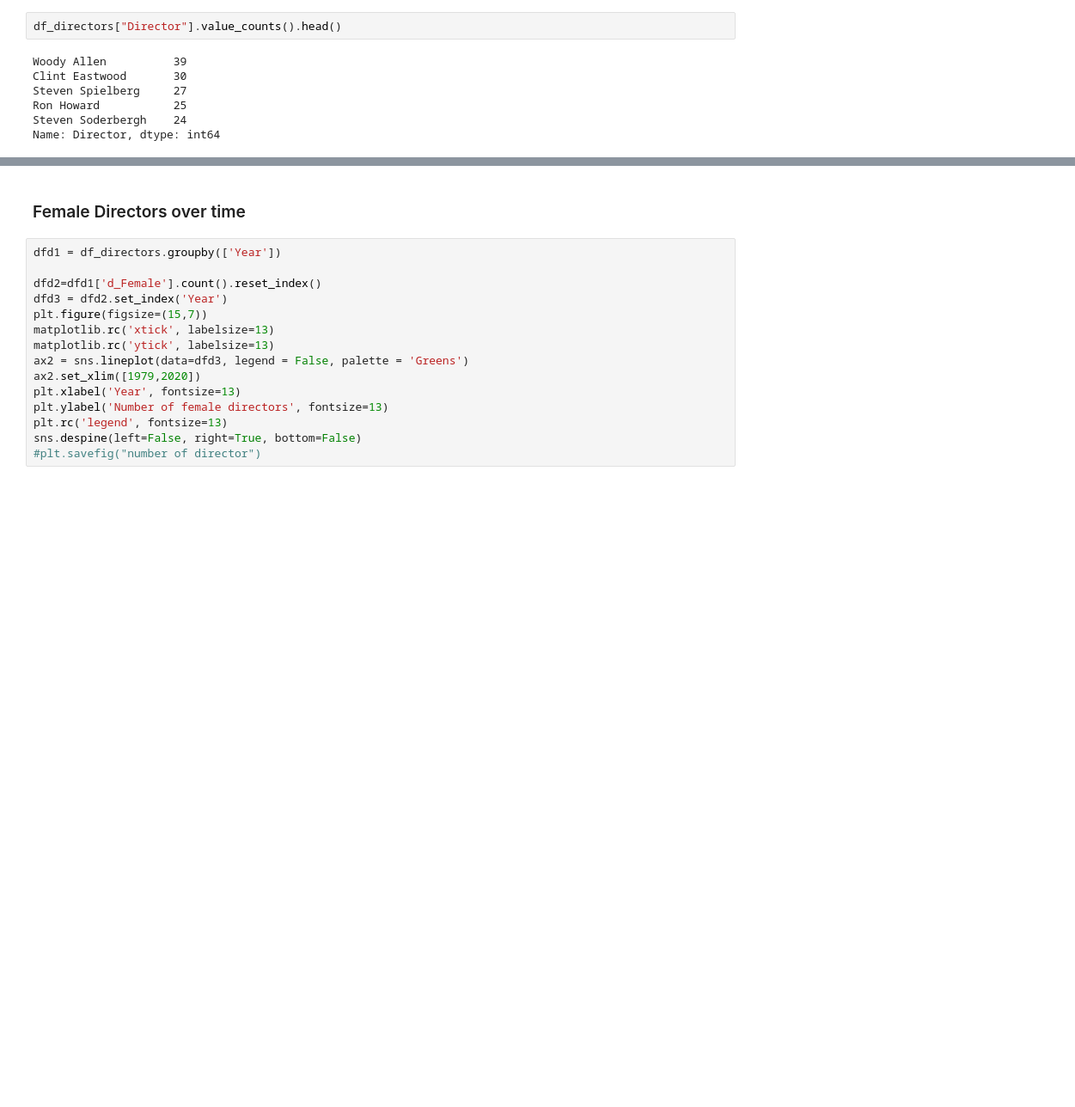
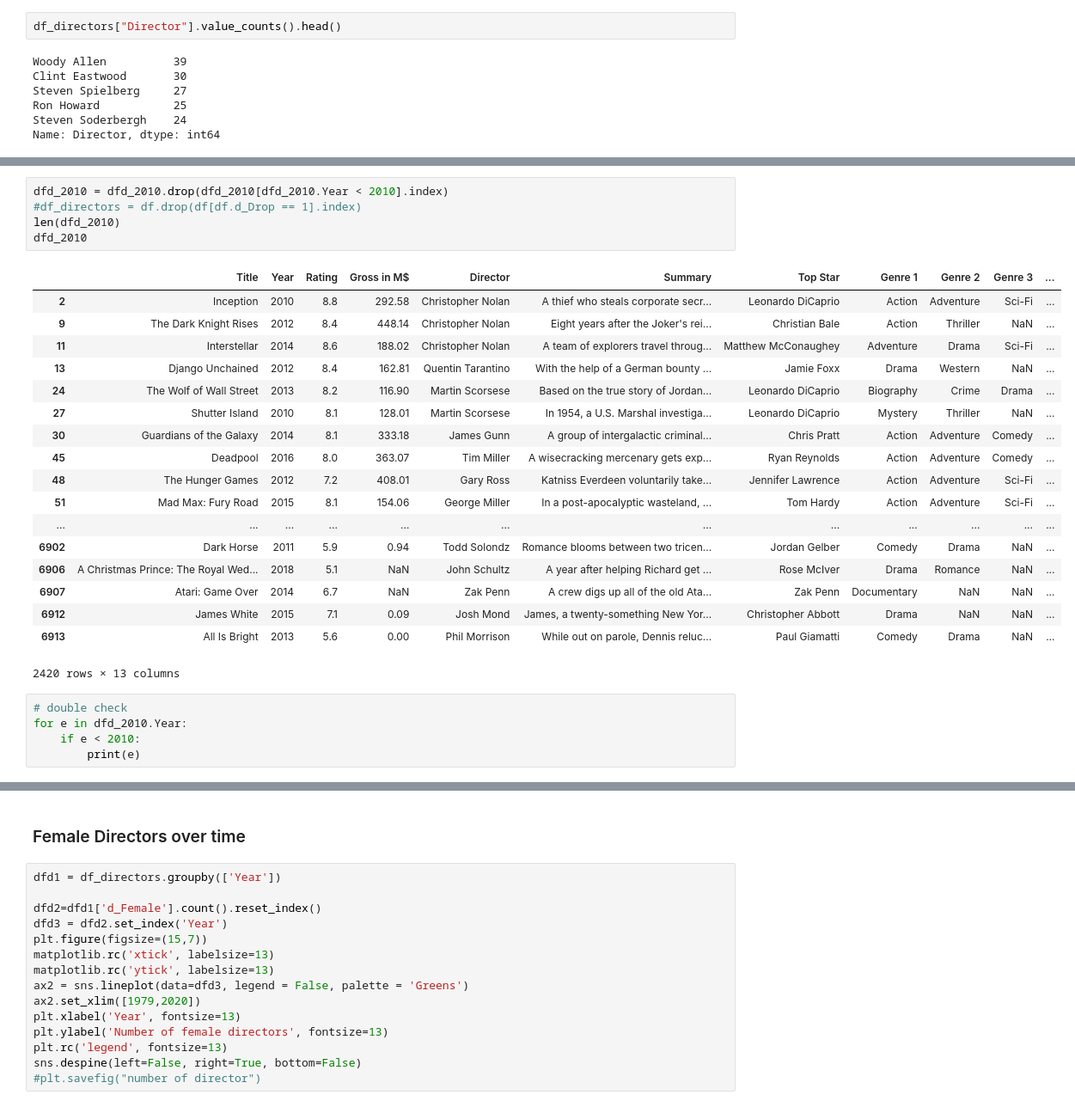
Before and after one commit to jbjornholm/Group-31-SoDa, a Jupyter notebook: Moritz/Exam/Exam Cici.ipynb, the cells around one changed output, grey strips where cells are left out. Shown at 86% size. Cells and saved outputs as stored; diff of their text form; blank space fills up the shorter version.

```diff
--- a/Moritz/Exam/Exam Cici.ipynb
+++ b/Moritz/Exam/Exam Cici.ipynb
@@ -171,0 +259,29 @@ plt.savefig("top10directors")
+# %%
+dfd_2010 = dfd_2010.drop(dfd_2010[dfd_2010.Year < 2010].index)
+#df_directors = df.drop(df[df.d_Drop == 1].index)
+len(dfd_2010)
+dfd_2010
+# %% [output]
+|  | Title | Year | Rating | Gross in M$ | Director | Summary | Top Star | Genre 1 | Genre 2 | Genre 3 | ... |
+| 2 | Inception | 2010 | 8.8 | 292.58 | Christopher Nolan | A thief who steals corporate secr... | Leonardo DiCaprio | Action | Adventure | Sci-Fi | ... |
+| 9 | The Dark Knight Rises | 2012 | 8.4 | 448.14 | Christopher Nolan | Eight years after the Joker's rei... | Christian Bale | Action | Thriller | NaN | ... |
+| 11 | Interstellar | 2014 | 8.6 | 188.02 | Christopher Nolan | A team of explorers travel throug... | Matthew McConaughey | Adventure | Drama | Sci-Fi | ... |
+| 13 | Django Unchained | 2012 | 8.4 | 162.81 | Quentin Tarantino | With the help of a German bounty ... | Jamie Foxx | Drama | Western | NaN | ... |
+| 24 | The Wolf of Wall Street | 2013 | 8.2 | 116.90 | Martin Scorsese | Based on the true story of Jordan... | Leonardo DiCaprio | Biography | Crime | Drama | ... |
+| 27 | Shutter Island | 2010 | 8.1 | 128.01 | Martin Scorsese | In 1954, a U.S. Marshal investiga... | Leonardo DiCaprio | Mystery | Thriller | NaN | ... |
+| 30 | Guardians of the Galaxy | 2014 | 8.1 | 333.18 | James Gunn | A group of intergalactic criminal... | Chris Pratt | Action | Adventure | Comedy | ... |
+| 45 | Deadpool | 2016 | 8.0 | 363.07 | Tim Miller | A wisecracking mercenary gets exp... | Ryan Reynolds | Action | Adventure | Comedy | ... |
+| 48 | The Hunger Games | 2012 | 7.2 | 408.01 | Gary Ross | Katniss Everdeen voluntarily take... | Jennifer Lawrence | Action | Adventure | Sci-Fi | ... |
+| 51 | Mad Max: Fury Road | 2015 | 8.1 | 154.06 | George Miller | In a post-apocalyptic wasteland, ... | Tom Hardy | Action | Adventure | Sci-Fi | ... |
+| ... | ... | ... | ... | ... | ... | ... | ... | ... | ... | ... | ... |
+| 6902 | Dark Horse | 2011 | 5.9 | 0.94 | Todd Solondz | Romance blooms between two tricen... | Jordan Gelber | Comedy | Drama | NaN | ... |
+| 6906 | A Christmas Prince: The Royal Wed... | 2018 | 5.1 | NaN | John Schultz | A year after helping Richard get ... | Rose McIver | Drama | Romance | NaN | ... |
+| 6907 | Atari: Game Over | 2014 | 6.7 | NaN | Zak Penn | A crew digs up all of the old Ata... | Zak Penn | Documentary | NaN | NaN | ... |
+| 6912 | James White | 2015 | 7.1 | 0.09 | Josh Mond | James, a twenty-something New Yor... | Christopher Abbott | Drama | NaN | NaN | ... |
+| 6913 | All Is Bright | 2013 | 5.6 | 0.00 | Phil Morrison | While out on parole, Dennis reluc... | Paul Giamatti | Comedy | Drama | NaN | ... |
+2420 rows × 13 columns
+# %%
+# double check
+for e in dfd_2010.Year:
+    if e < 2010:
+        print(e)
```
Also changed, not shown: parts of 13 cells of this notebook, 9 other files.
